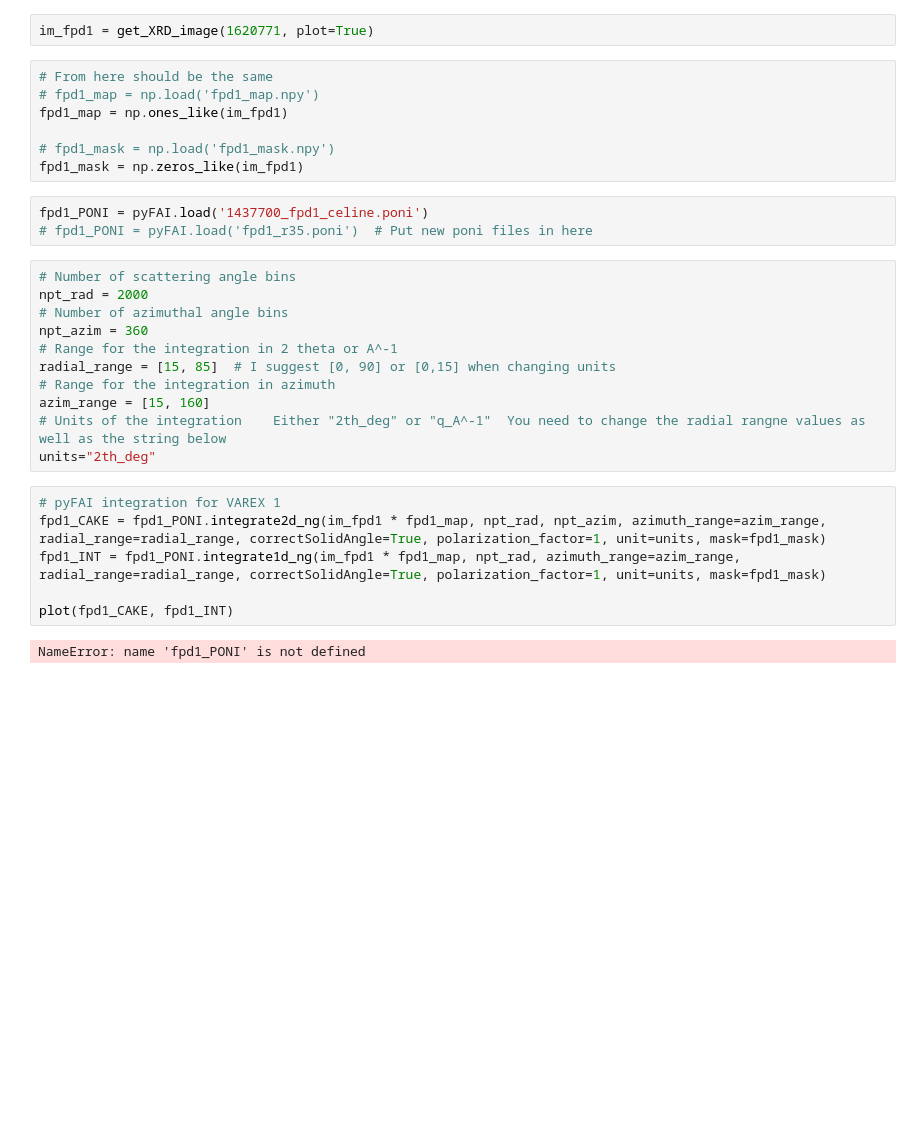
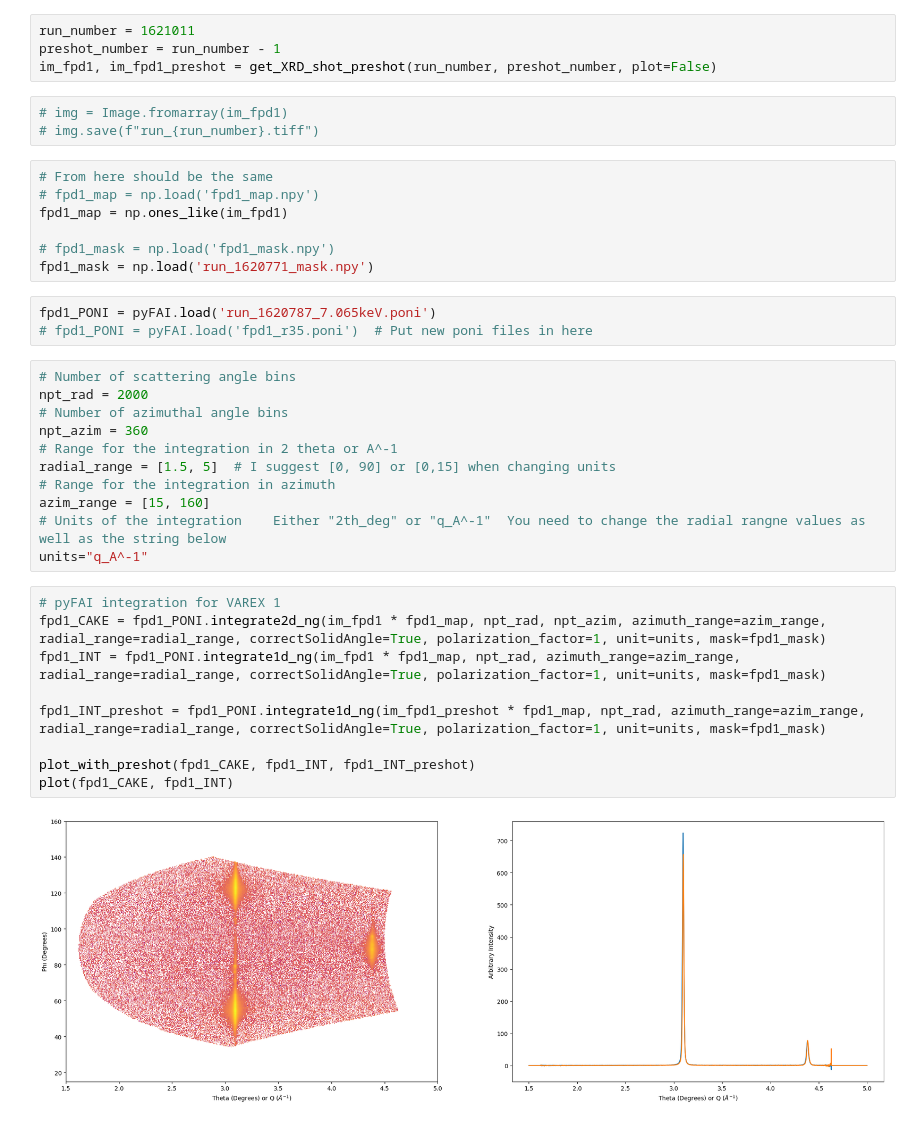
Before and after one commit to mila-fitzgerald/SACLA_RIXS_2025, a Jupyter notebook: XRD/Viewer_SACLA.ipynb, the cells around one changed output. Cells and saved outputs as stored; diff of their text form; blank space fills up the shorter version.

Commit message:
Added a new poni made at 7.065keV. Also made a function to process preshots and shots at once, and a second notebook to generate waterfall plots.

```diff
--- a/XRD/Viewer_SACLA.ipynb
+++ b/XRD/Viewer_SACLA.ipynb
@@ -54,14 +13,19 @@ def plot(fpd1_CAKE, fpd1_INT):
 # %%
-im_fpd1 = get_XRD_image(1620771, plot=True)
+run_number = 1621011
+preshot_number = run_number - 1
+im_fpd1, im_fpd1_preshot = get_XRD_shot_preshot(run_number, preshot_number, plot=False)
+# %%
+# img = Image.fromarray(im_fpd1)
+# img.save(f"run_{run_number}.tiff")
 # %%
 # From here should be the same
 # fpd1_map = np.load('fpd1_map.npy')
 fpd1_map = np.ones_like(im_fpd1)
 
 # fpd1_mask = np.load('fpd1_mask.npy')
-fpd1_mask = np.zeros_like(im_fpd1)
+fpd1_mask = np.load('run_1620771_mask.npy')
 # %%
-fpd1_PONI = pyFAI.load('1437700_fpd1_celine.poni')
+fpd1_PONI = pyFAI.load('run_1620787_7.065keV.poni')
 # fpd1_PONI = pyFAI.load('fpd1_r35.poni')  # Put new poni files in here
 # %%
 # Number of scattering angle bins
@@ -69,16 +33,19 @@ npt_rad = 2000
 # Number of azimuthal angle bins
 npt_azim = 360
 # Range for the integration in 2 theta or A^-1
-radial_range = [15, 85]  # I suggest [0, 90] or [0,15] when changing units
+radial_range = [1.5, 5]  # I suggest [0, 90] or [0,15] when changing units
 # Range for the integration in azimuth
 azim_range = [15, 160]
 # Units of the integration    Either "2th_deg" or "q_A^-1"  You need to change the radial rangne values as well as the string below
-units="2th_deg"
+units="q_A^-1"
 # %%
 # pyFAI integration for VAREX 1
 fpd1_CAKE = fpd1_PONI.integrate2d_ng(im_fpd1 * fpd1_map, npt_rad, npt_azim, azimuth_range=azim_range, radial_range=radial_range, correctSolidAngle=True, polarization_factor=1, unit=units, mask=fpd1_mask)
 fpd1_INT = fpd1_PONI.integrate1d_ng(im_fpd1 * fpd1_map, npt_rad, azimuth_range=azim_range, radial_range=radial_range, correctSolidAngle=True, polarization_factor=1, unit=units, mask=fpd1_mask)
 
+fpd1_INT_preshot = fpd1_PONI.integrate1d_ng(im_fpd1_preshot * fpd1_map, npt_rad, azimuth_range=azim_range, radial_range=radial_range, correctSolidAngle=True, polarization_factor=1, unit=units, mask=fpd1_mask)
+
+plot_with_preshot(fpd1_CAKE, fpd1_INT, fpd1_INT_preshot)
 plot(fpd1_CAKE, fpd1_INT)
 # %% [output]
-NameError: name 'fpd1_PONI' is not defined
+[figure, added]
```
Also changed, not shown: parts of 4 cells of this notebook, 4 other files.
